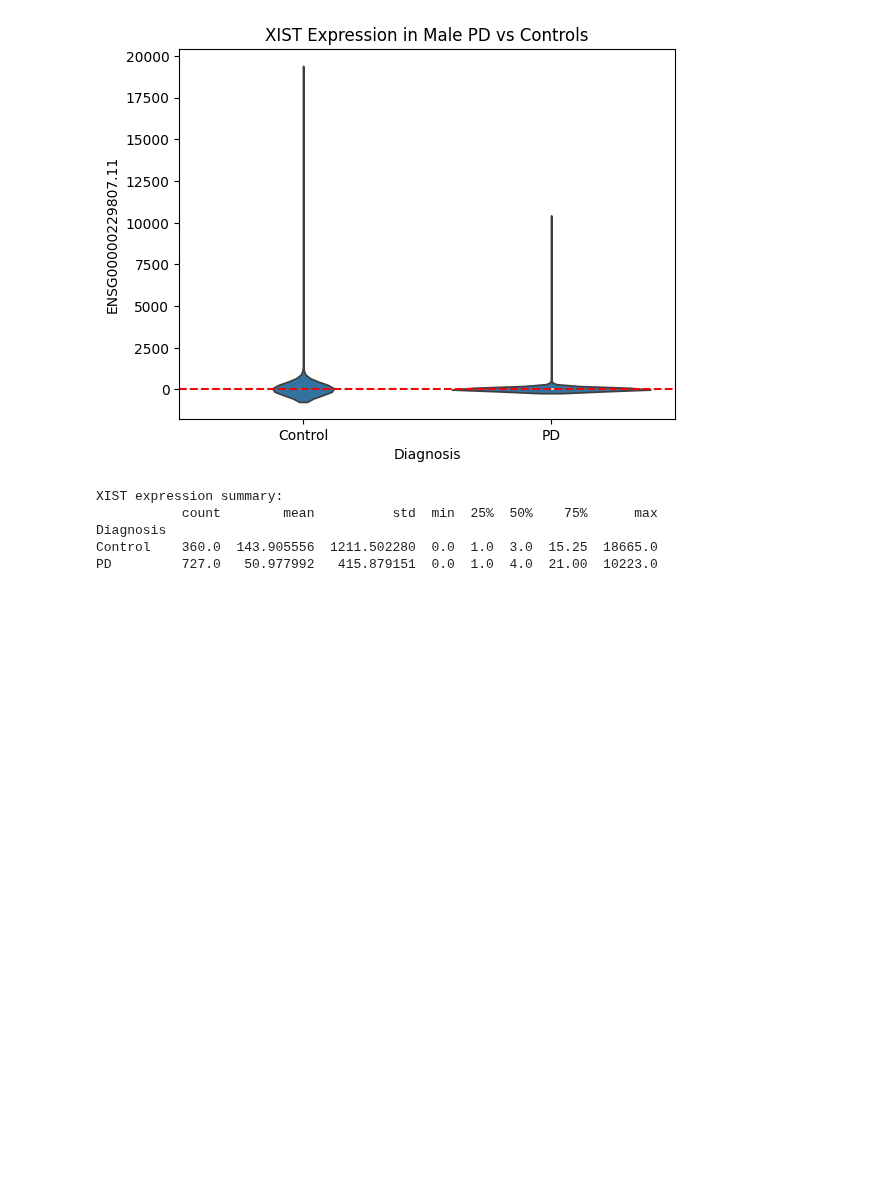
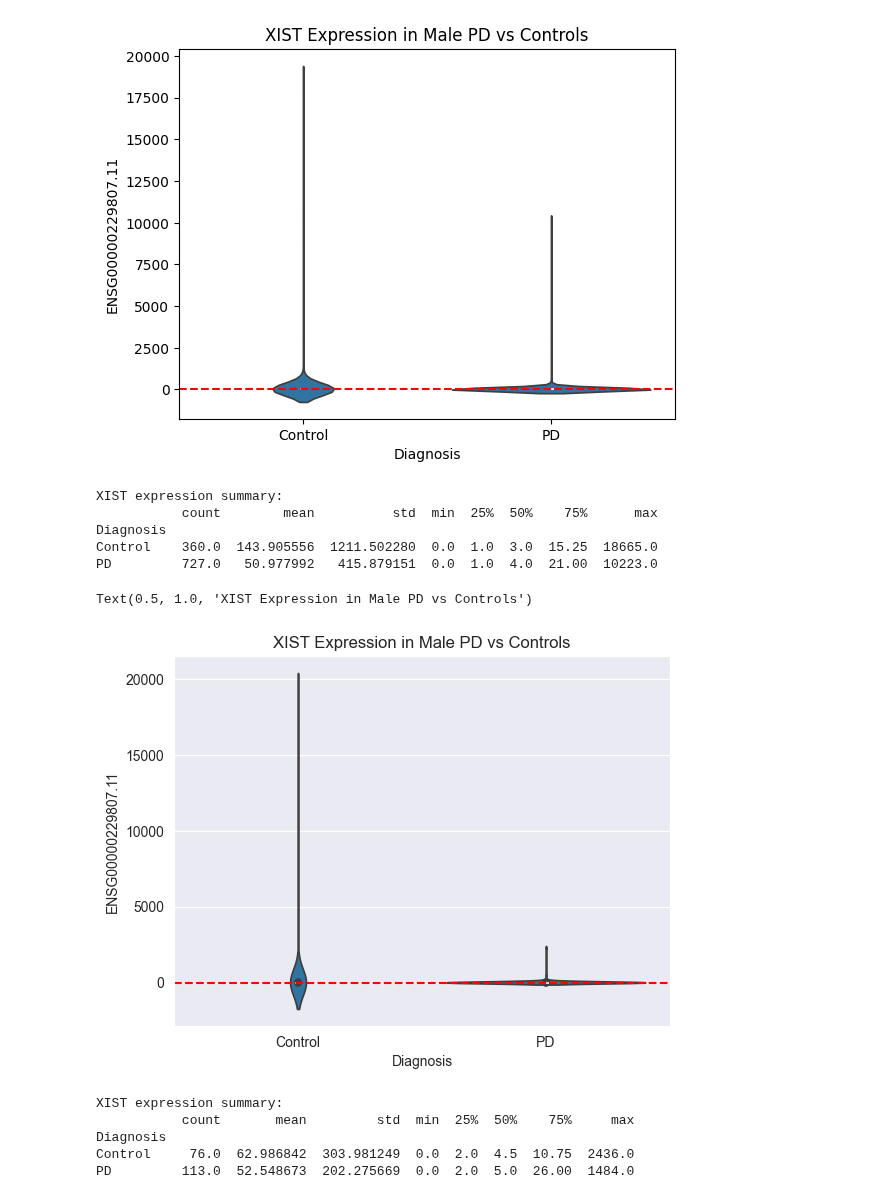
Before and after one commit to perpk/ppmi-wip, a Jupyter notebook: gsea/ppmi-wip.stratification.gsea.all-visits.ipynb, the cells around one changed output. Saved outputs shown, nothing was run; the diff lists cells and outputs as text; code cells hidden in the pictures; blank space fills up the shorter version.

```diff
--- a/gsea/ppmi-wip.stratification.gsea.all-visits.ipynb
+++ b/gsea/ppmi-wip.stratification.gsea.all-visits.ipynb
@@ -165,3 +162,25 @@ XIST expression summary:
 Diagnosis
 Control    360.0  143.905556  1211.502280  0.0  1.0  3.0  15.25  18665.0
 PD         727.0   50.977992   415.879151  0.0  1.0  4.0  21.00  10223.0
+# %%
+import seaborn as sns
+import matplotlib.pyplot as plt
+mask = (ppmi_ad.obs['Visit'] == 'BL')
+ppmi_ad_bl = ppmi_ad[mask]
+expression_data = ppmi_ad_bl.to_df()
+expression_data['Diagnosis'] = ppmi_ad_bl.obs['Diagnosis']
+sns.violinplot(x='Diagnosis', y='ENSG00000229807.11', data=expression_data)
+plt.axhline(y=0, color='r', linestyle='--')  # Expected male baseline
+plt.title("XIST Expression in Male PD vs Controls")
+# %% [output]
+Text(0.5, 1.0, 'XIST Expression in Male PD vs Controls')
+[figure, added]
+# %%
+print("XIST expression summary:")
+print(expression_data.groupby('Diagnosis')['ENSG00000229807.11'].describe())
+# %% [output]
+XIST expression summary:
+           count       mean         std  min  25%  50%    75%     max
+Diagnosis
+Control     76.0  62.986842  303.981249  0.0  2.0  4.5  10.75  2436.0
+PD         113.0  52.548673  202.275669  0.0  2.0  5.0  26.00  1484.0
```
Also changed, not shown: parts of 8 cells of this notebook, 6 other files.
